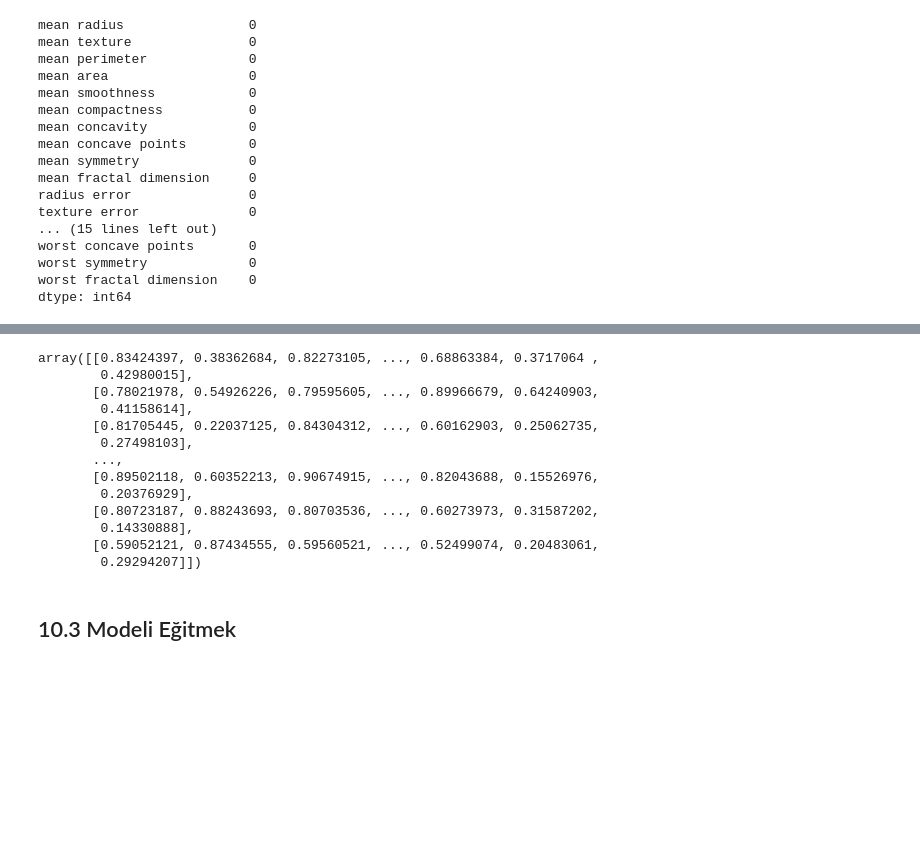
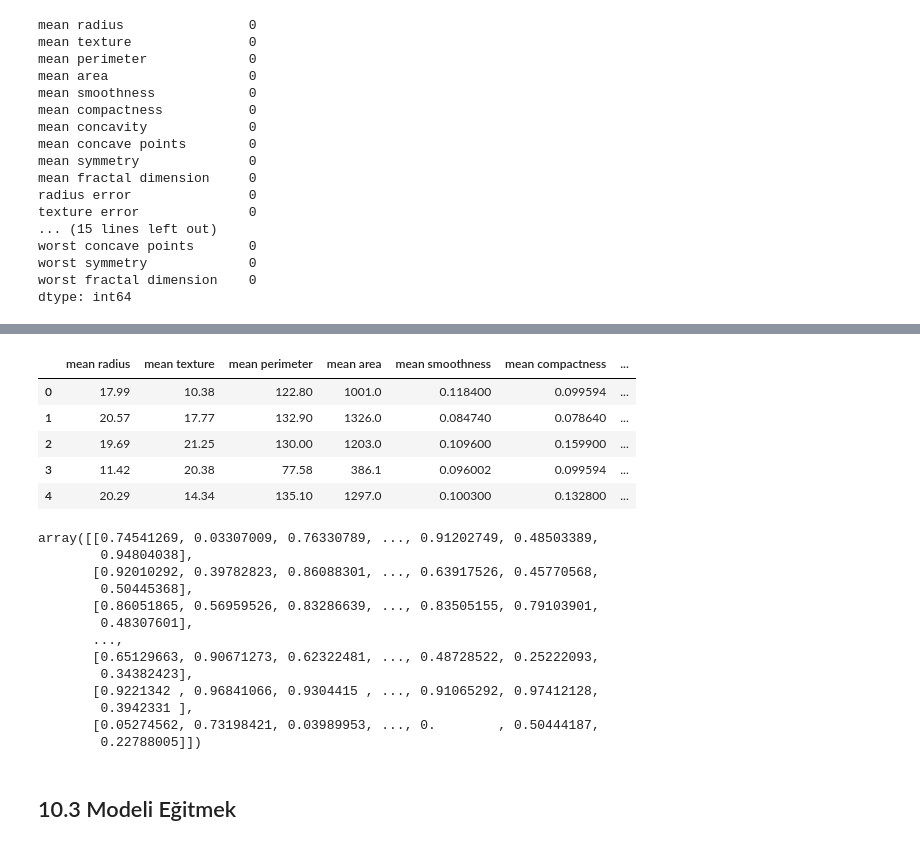
Before and after one commit to gaih/introduction-to-machine-learning, a Jupyter notebook: Day_3_Classification.ipynb, the cells around one changed output, grey strips where cells are left out. Drawn from its saved outputs; the diff is of its cells as text; code cells hidden in the pictures; blank space fills up the shorter version.

```diff
--- a/Day_3_Classification.ipynb
+++ b/Day_3_Classification.ipynb
@@ -313,23 +305,30 @@ len(y_new)
+# %%
+X_new.head()
+# %% [output]
+|  | mean radius | mean texture | mean perimeter | mean area | mean smoothness | mean compactness | ... |
+| 0 | 17.99 | 10.38 | 122.80 | 1001.0 | 0.118400 | 0.099594 | ... |
+| 1 | 20.57 | 17.77 | 132.90 | 1326.0 | 0.084740 | 0.078640 | ... |
+| 2 | 19.69 | 21.25 | 130.00 | 1203.0 | 0.109600 | 0.159900 | ... |
+| 3 | 11.42 | 20.38 | 77.58 | 386.1 | 0.096002 | 0.099594 | ... |
+| 4 | 20.29 | 14.34 | 135.10 | 1297.0 | 0.100300 | 0.132800 | ... |
 # %%
-X_new = new_df.drop('index', axis = 1)
-
 from sklearn.preprocessing import StandardScaler, MinMaxScaler
 X_scaled = MinMaxScaler().fit_transform(X_new)
 X_scaled
 # %% [output]
-array([[0.83424397, 0.38362684, 0.82273105, ..., 0.68863384, 0.3717064 ,
-        0.42980015],
-       [0.78021978, 0.54926226, 0.79595605, ..., 0.89966679, 0.64240903,
-        0.41158614],
-       [0.81705445, 0.22037125, 0.84304312, ..., 0.60162903, 0.25062735,
-        0.27498103],
+array([[0.74541269, 0.03307009, 0.76330789, ..., 0.91202749, 0.48503389,
+        0.94804038],
+       [0.92010292, 0.39782823, 0.86088301, ..., 0.63917526, 0.45770568,
+        0.50445368],
+       [0.86051865, 0.56959526, 0.83286639, ..., 0.83505155, 0.79103901,
+        0.48307601],
        ...,
-       [0.89502118, 0.60352213, 0.90674915, ..., 0.82043688, 0.15526976,
-        0.20376929],
-       [0.80723187, 0.88243693, 0.80703536, ..., 0.60273973, 0.31587202,
-        0.14330888],
-       [0.59052121, 0.87434555, 0.59560521, ..., 0.52499074, 0.20483061,
-        0.29294207]])
+       [0.65129663, 0.90671273, 0.62322481, ..., 0.48728522, 0.25222093,
+        0.34382423],
+       [0.9221342 , 0.96841066, 0.9304415 , ..., 0.91065292, 0.97412128,
+        0.3942331 ],
+       [0.05274562, 0.73198421, 0.03989953, ..., 0.        , 0.50444187,
+        0.22788005]])
 # %% [markdown]
 ## 10.3 Modeli Eğitmek
 # %%
```
Also changed, not shown: parts of 19 cells of this notebook.
